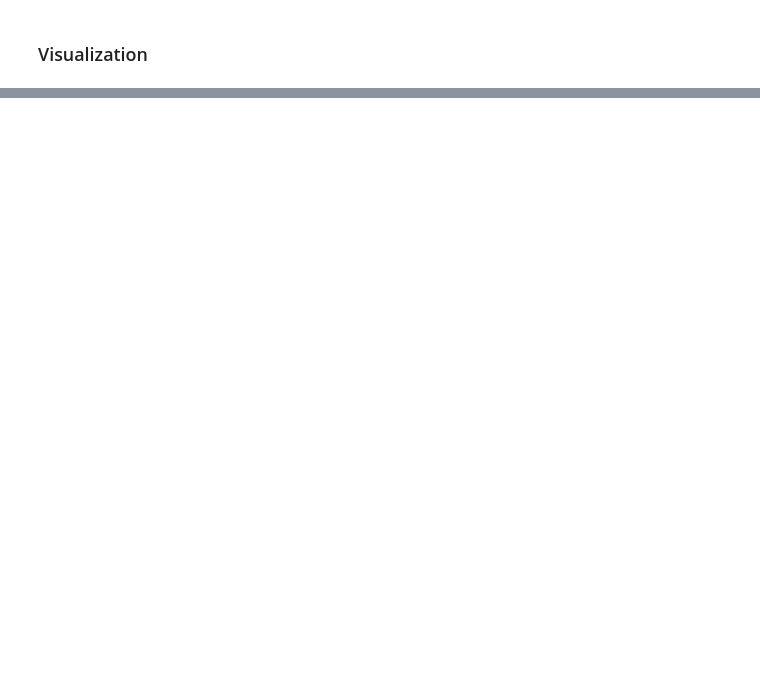
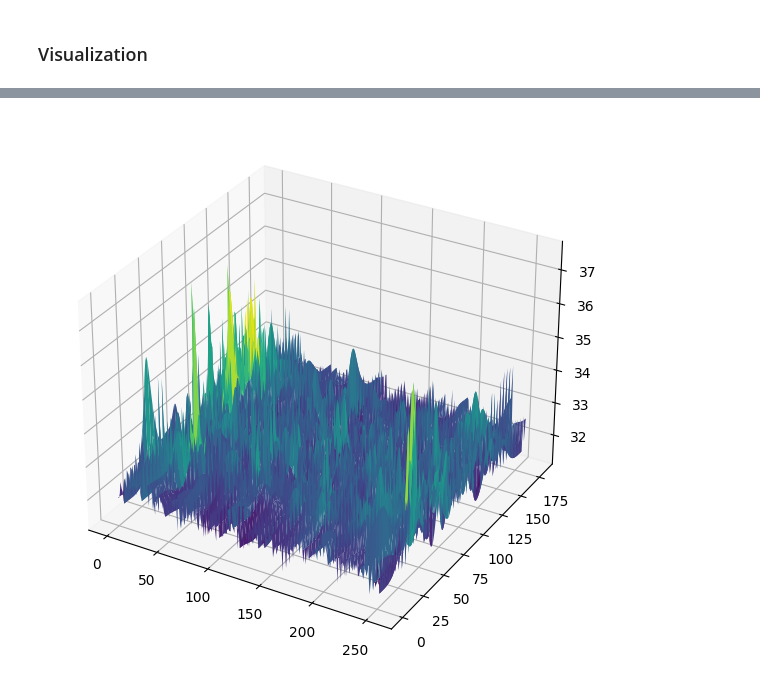
Before and after one commit to tirthankarhalder/mmSLAM, a Jupyter notebook: debugMain.ipynb, the cells around one changed output, grey strips where cells are left out. Cells and saved outputs as stored; diff of their text form; code cells hidden in the pictures; blank space fills up the shorter version.

```diff
--- a/debugMain.ipynb
+++ b/debugMain.ipynb
@@ -344,0 +498,9 @@ KeyboardInterrupt:
+# %%
+from mpl_toolkits.mplot3d import Axes3D
+fig = plt.figure(figsize=(12, 7))
+ax = fig.add_subplot(111, projection='3d')
+X, Y = np.meshgrid(np.arange(matrix.shape[1]), np.arange(matrix.shape[0]))
+ax.plot_surface(X, Y, matrix, cmap='viridis')
+plt.show()
+# %% [output]
+[figure, added]
```
Also changed, not shown: parts of 45 cells of this notebook, 26 other files.
